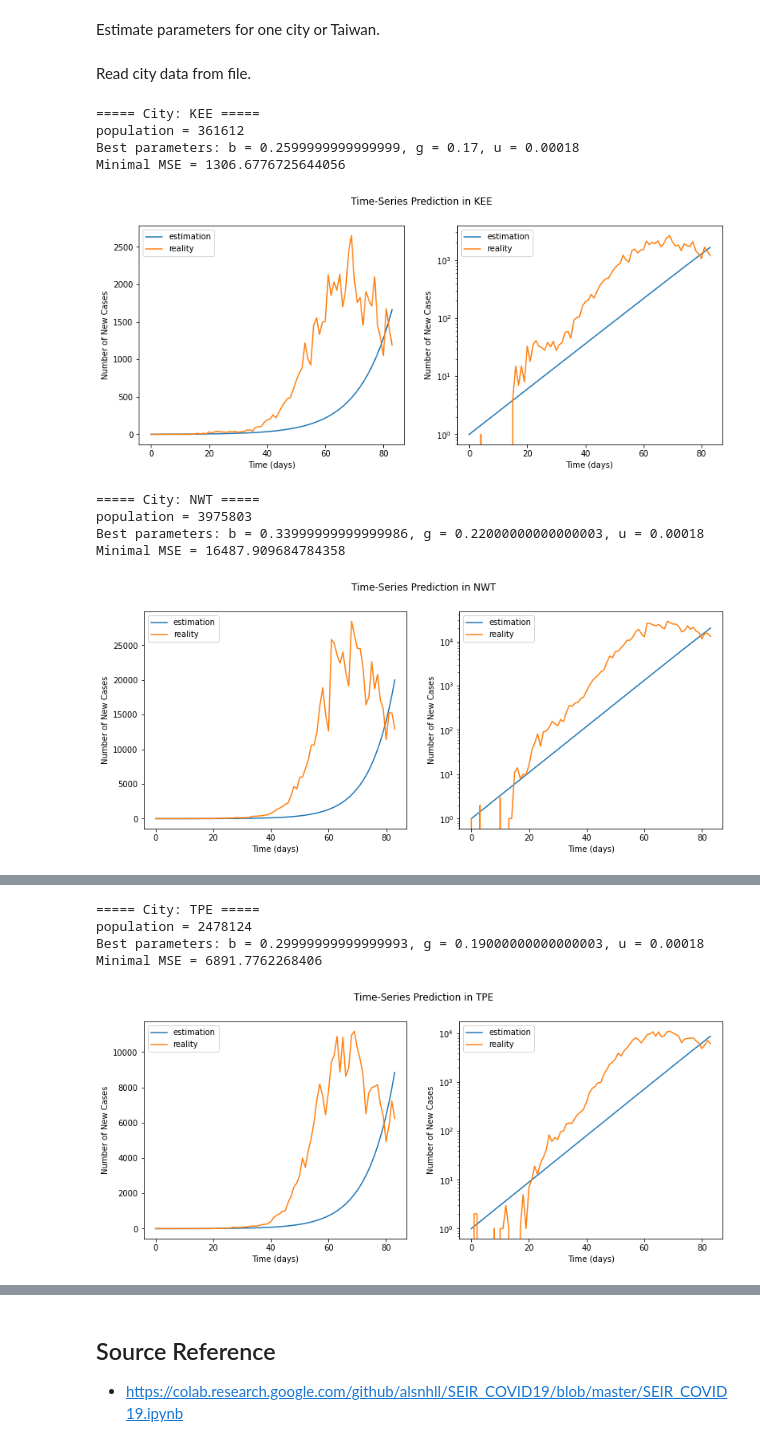
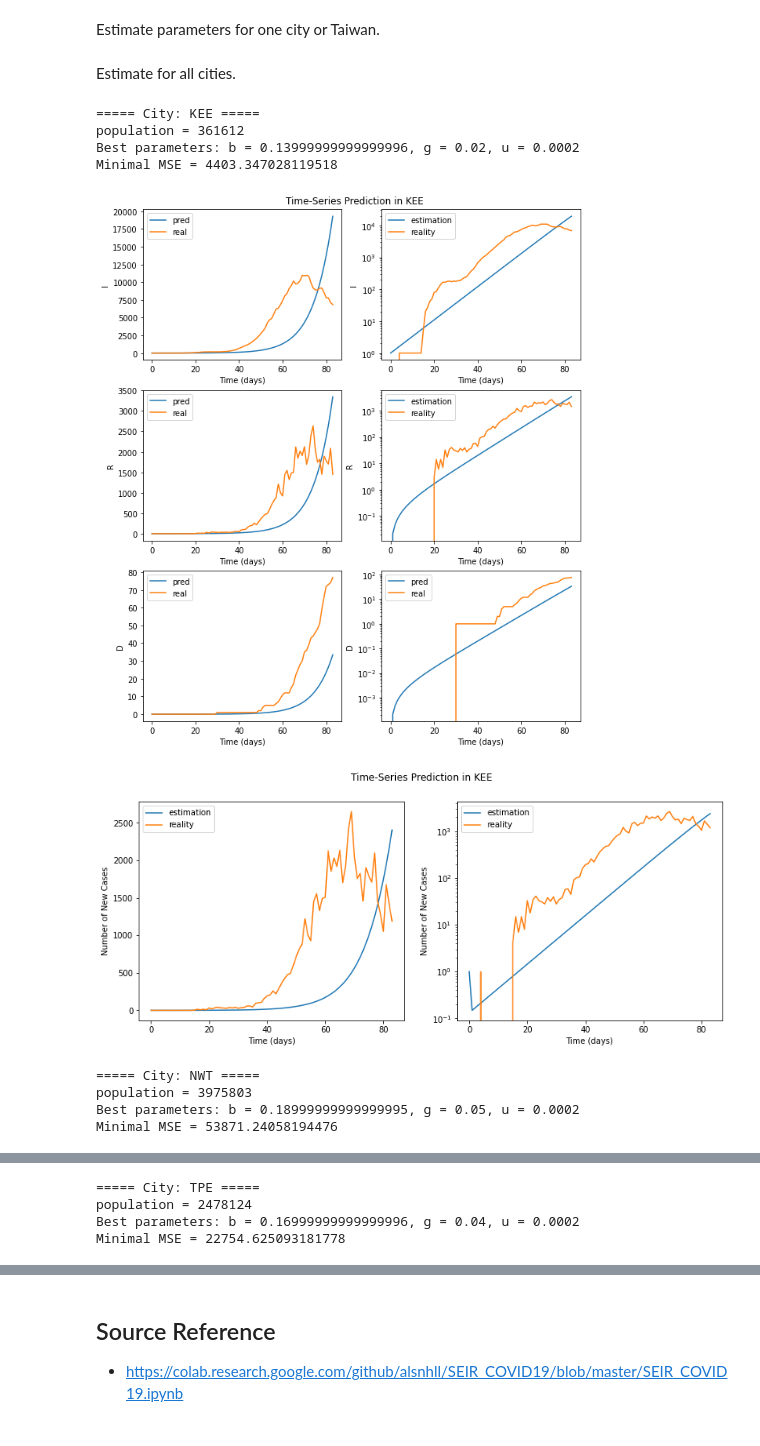
Before and after one commit to lydia7635/AI2022-Final, a Jupyter notebook: AI2022_SIRD_COVID19.ipynb, the cells around one changed output, grey strips where cells are left out. Cells and saved outputs as stored; diff of their text form; code cells hidden in the pictures.

Commit message:
fix: SIRD data (new infected -> current infected)

```diff
--- a/AI2022_SIRD_COVID19.ipynb
+++ b/AI2022_SIRD_COVID19.ipynb
@@ -175,10 +241,24 @@ def gridSearch(N, new_infected_data, recovered_data):
 # %% [markdown]
 Plot estimated and real new cases on linear and log scale.
+# %%
+def estiNew(soln):
+    esti_new_infected = [soln[0][0]]
+    for i in range(1, soln.shape[0]):
+        delta_I = soln[i][0] - soln[i-1][0]
+        delta_R = soln[i][1] - soln[i-1][1]
+        delta_D = soln[i][2] - soln[i-1][2]
+
+        esti_new_infected.append(delta_I + delta_R + delta_D)
+
+    esti_new_infected = np.array(esti_new_infected).transpose()
+    return esti_new_infected
 # %%
-def plotEsti(new_infected_data, N, b, g, u, city):
+def plotNewCases(new_infected_data, N, b, g, u, city):
     tvec = np.arange(0, len(new_infected_data), 1)
     soln = odeint(SIRD, np.array([1, 0, 0]), tvec, args=(b, g, u, N))
-    soln = np.vstack((soln[:, 0], new_infected_data)).transpose()
+
+    soln = estiNew(soln)
+    soln = np.vstack((soln, new_infected_data)).transpose()
 
     plt.figure(figsize=(13, 5))
     plt.subplot(1, 2, 1)
@@ -221,47 +333,52 @@ def estiRecovered(new_infected_data):
 # %% [markdown]
 Estimate parameters for one city or Taiwan.
 # %%
-def estiCity(N, new_infected_data, city):
+def estiCity(N, timelineI, timelineR, timelineD, city):
     # Kaohsiung data
     # new_infected_data = np.array([1,3,1,1,2,1,11,4,1,3,2,3,2,4,6,6,1,5,34,36,50,30,25,30,49,63,45,50,59,41,26,50,106,68,121,96,135,152,198,269,352,393,468,441,679,818,1042,1183,1782,2180,2076,1981,2069,3740,3326,3754,3886,3990,4341,5086,6967,6818,7788,7858,7451,7450,9774,9985,8809,11636,10023,9915,8616,10832,11728,10529])
     # N = 2700000    # city population
-    recovered_data = estiRecovered(new_infected_data)
-    b, g, u = gridSearch(N, new_infected_data, recovered_data)
+    b, g, u = gridSearch(N, timelineI, timelineR, timelineD)
 
     print(f"Best parameters: b = {b}, g = {g}, u = {u}")
-    print(f"Minimal MSE = {MSE(new_infected_data, recovered_data, N, b, g, u)}")
-    plotEsti(new_infected_data, N, b, g, u, city)
+    print(f"Minimal MSE = {MSE(timelineI, timelineR, timelineD, N, b, g, u)}")
+    return b, g, u
-# %% [markdown]
-Read city data from file.
+# %% [markdown]
+Estimate for all cities.
 # %%
 # TODO: read from file: diagnosed, population
 populationDf = pd.read_csv('populationAdj.csv')
 confirmedDf = pd.read_csv('timeline_diagnosed.csv')
+deadDf = pd.read_csv('timeline_death.csv')
+
 confirmedDf['date'] = pd.to_datetime(confirmedDf['date'], format='%Y-%m-%d')
 confirmedDf.set_index('date', inplace=True)
+
+deadDf['date'] = pd.to_datetime(deadDf['date'], format='%Y-%m-%d')
+deadDf.set_index('date', inplace=True)
 
 city_code = ["KEE", "NWT", "TPE", "TAO", "HSZ", "HSQ", "MIA", "TXG", "CHA", "NAN", "YUN", "CYQ", "CYI", "TNN", "KHH", "PIF", "ILA", "HUA", "TTT", "PEN", "KIN", "LIE", "TW"]
 # city_code = ["NWT", "TPE", "TXG", "KHH", "TTT", "PEN", "TW"]
 
 for city in city_code:
     # get new_infected_data for each city
-    # new_infected_data = np.array([0, 1, 3, 4])
-    singleCityDf = confirmedDf.loc[confirmedDf['city']==city].asfreq('D')
-    singleCityDf = singleCityDf[singleCityDf.index>='2022-03-10']
-    new_infected_data = singleCityDf.loc[:, 'count'].fillna(0).values
-    population = int(populationDf[populationDf['Region']==city]['population'])
+    population, new_infected_data, timelineI, timelineR, timelineD = getCityData(populationDf, confirmedDf, deadDf, city)
 
     print(f"===== City: {city} =====")
     print(f"population = {population}")
-    estiCity(population, new_infected_data, city)
+    # print(f"I: {timelineI}")
+    # print(f"R: {timelineR}")
+    # print(f"D: {timelineD}")
+    b, g, u = estiCity(population, timelineI, timelineR, timelineD, city)
+    plotEsti(timelineI, timelineR, timelineD, population, b, g, u, city)
+    plotNewCases(new_infected_data, population, b, g, u, city)
 # %% [output]
 ===== City: KEE =====
 population = 361612
-Best parameters: b = 0.2599999999999999, g = 0.17, u = 0.00018
-Minimal MSE = 1306.6776725644056
+Best parameters: b = 0.13999999999999996, g = 0.02, u = 0.0002
+Minimal MSE = 4403.347028119518
-[figure, old version]
+[figure, new version]
+[figure, new version]
 ===== City: NWT =====
 population = 3975803
-Best parameters: b = 0.33999999999999986, g = 0.22000000000000003, u = 0.00018
-Minimal MSE = 16487.909684784358
+Best parameters: b = 0.18999999999999995, g = 0.05, u = 0.0002
+Minimal MSE = 53871.24058194476
-[figure, old version]
@@ -268,5 +387,4 @@ Minimal MSE = 16487.909684784358
 ===== City: TPE =====
 population = 2478124
-Best parameters: b = 0.29999999999999993, g = 0.19000000000000003, u = 0.00018
-Minimal MSE = 6891.7762268406
+Best parameters: b = 0.16999999999999996, g = 0.04, u = 0.0002
+Minimal MSE = 22754.625093181778
-[figure, old version]
```
Also changed, not shown: parts of 34 cells of this notebook.
